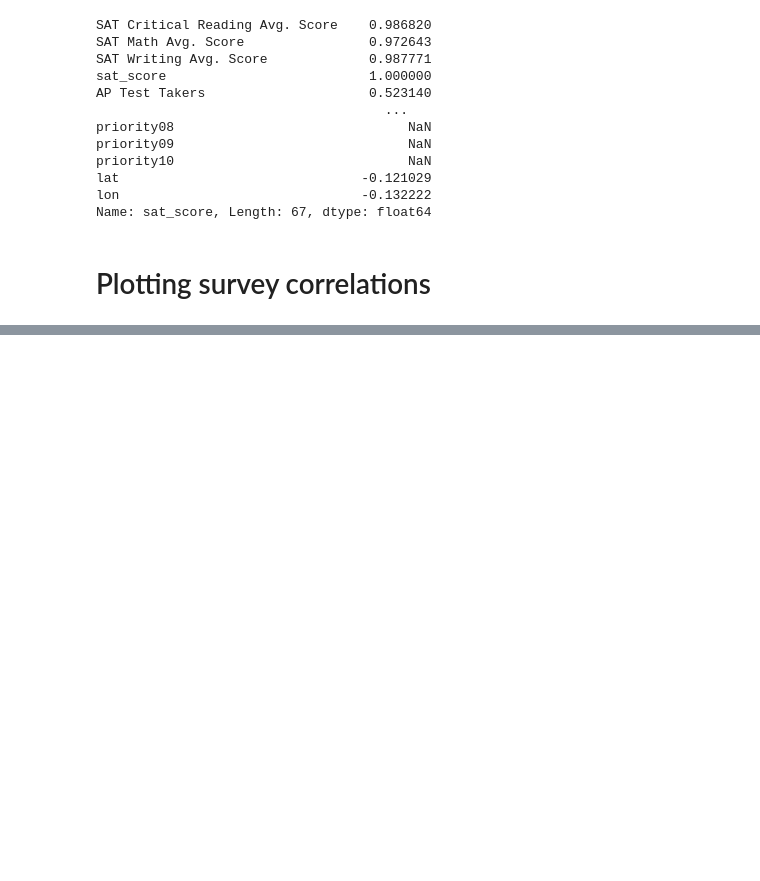
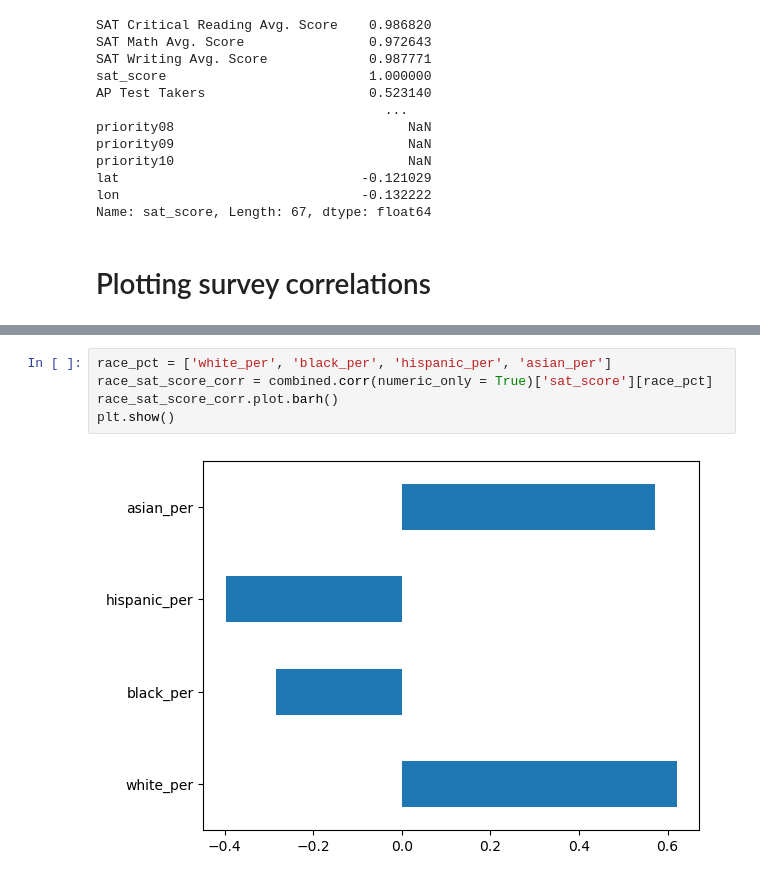
Before and after one commit to mcbrownmwale/Guided_Projects, a Jupyter notebook: NYC_High_School_Project.ipynb, the cells around one changed output, grey strips where cells are left out. Drawn from its saved outputs; the diff is of its cells as text; blank space fills up the shorter version.

```diff
--- a/NYC_High_School_Project.ipynb
+++ b/NYC_High_School_Project.ipynb
@@ -165,0 +240,7 @@ survey_fields.remove("DBN")
+# %%
+race_pct = ['white_per', 'black_per', 'hispanic_per', 'asian_per']
+race_sat_score_corr = combined.corr(numeric_only = True)['sat_score'][race_pct]
+race_sat_score_corr.plot.barh()
+plt.show()
+# %% [output]
+[figure, added]
```
Also changed, not shown: parts of 22 cells of this notebook, 4 other files.
